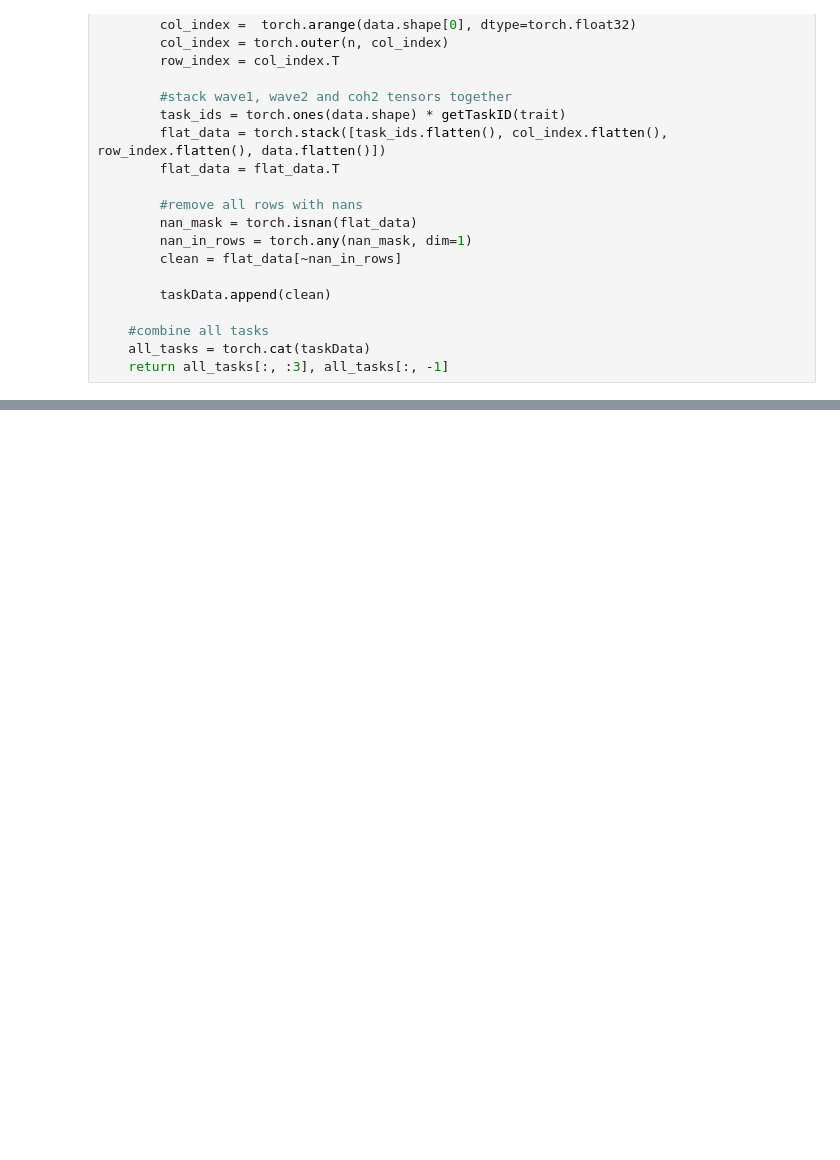
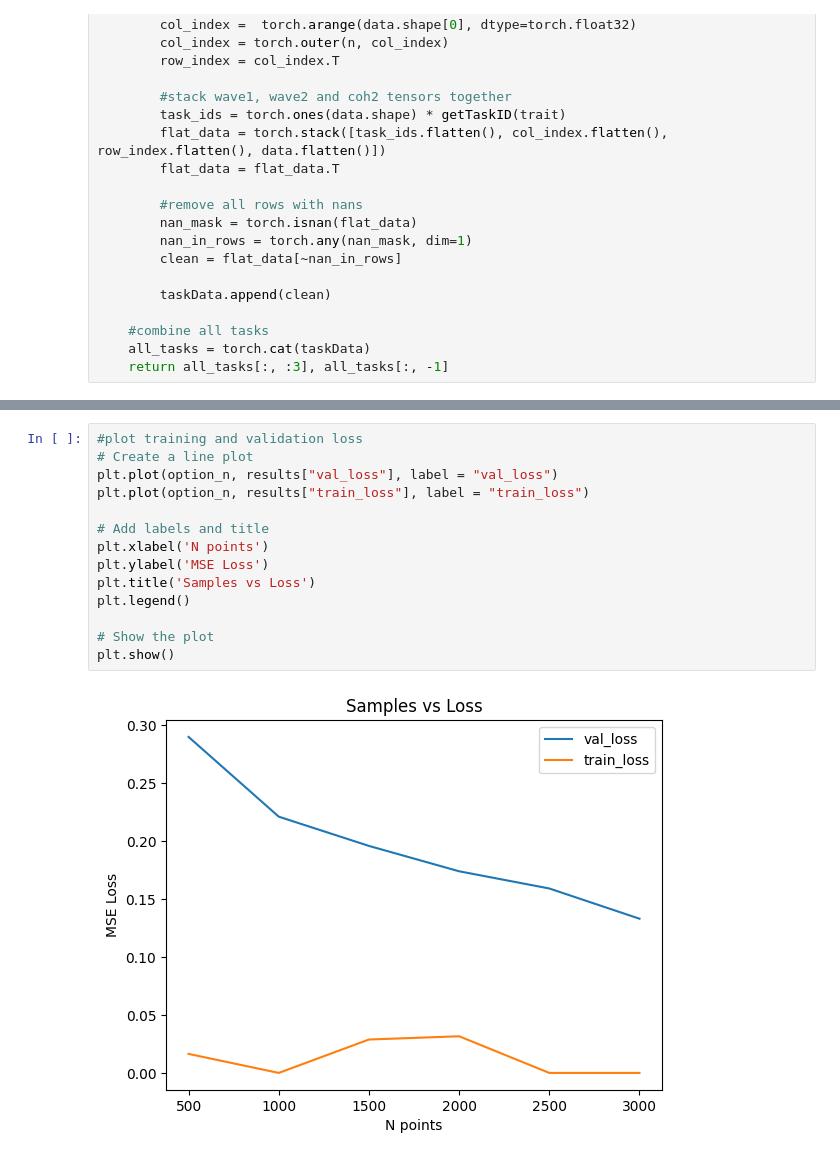
Before and after one commit to stair-lab/bo4ag, a Jupyter notebook: MixedKernelTest.ipynb, the cells around one changed output, grey strips where cells are left out. Saved outputs shown, nothing was run; the diff lists cells and outputs as text; blank space fills up the shorter version.

```diff
--- a/MixedKernelTest.ipynb
+++ b/MixedKernelTest.ipynb
@@ -156,0 +271,16 @@ AdditiveKernel(
+# %%
+#plot training and validation loss
+# Create a line plot
+plt.plot(option_n, results["val_loss"], label = "val_loss")
+plt.plot(option_n, results["train_loss"], label = "train_loss")
+
+# Add labels and title
+plt.xlabel('N points')
+plt.ylabel('MSE Loss')
+plt.title('Samples vs Loss')
+plt.legend()
+
+# Show the plot
+plt.show()
+# %% [output]
+[figure, added]
```
Also changed, not shown: parts of 13 cells of this notebook.
